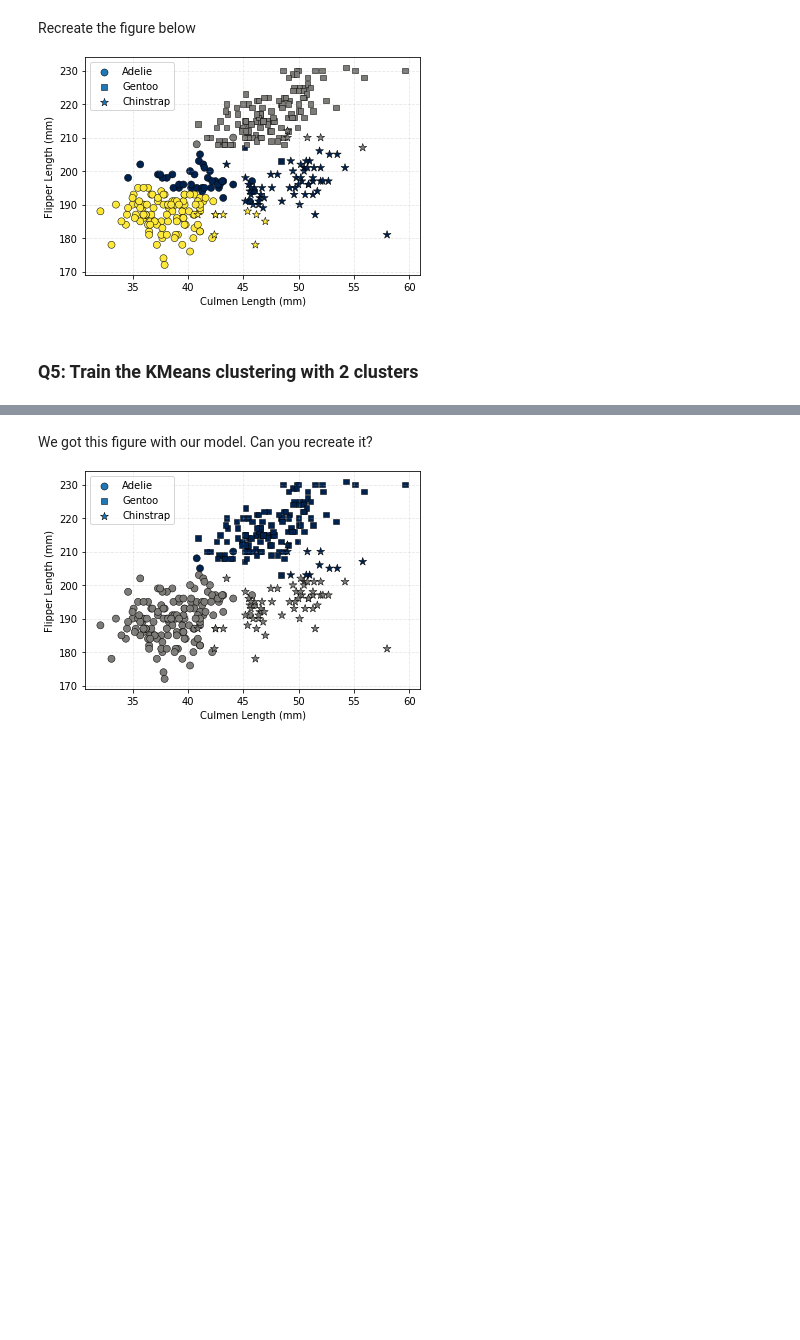
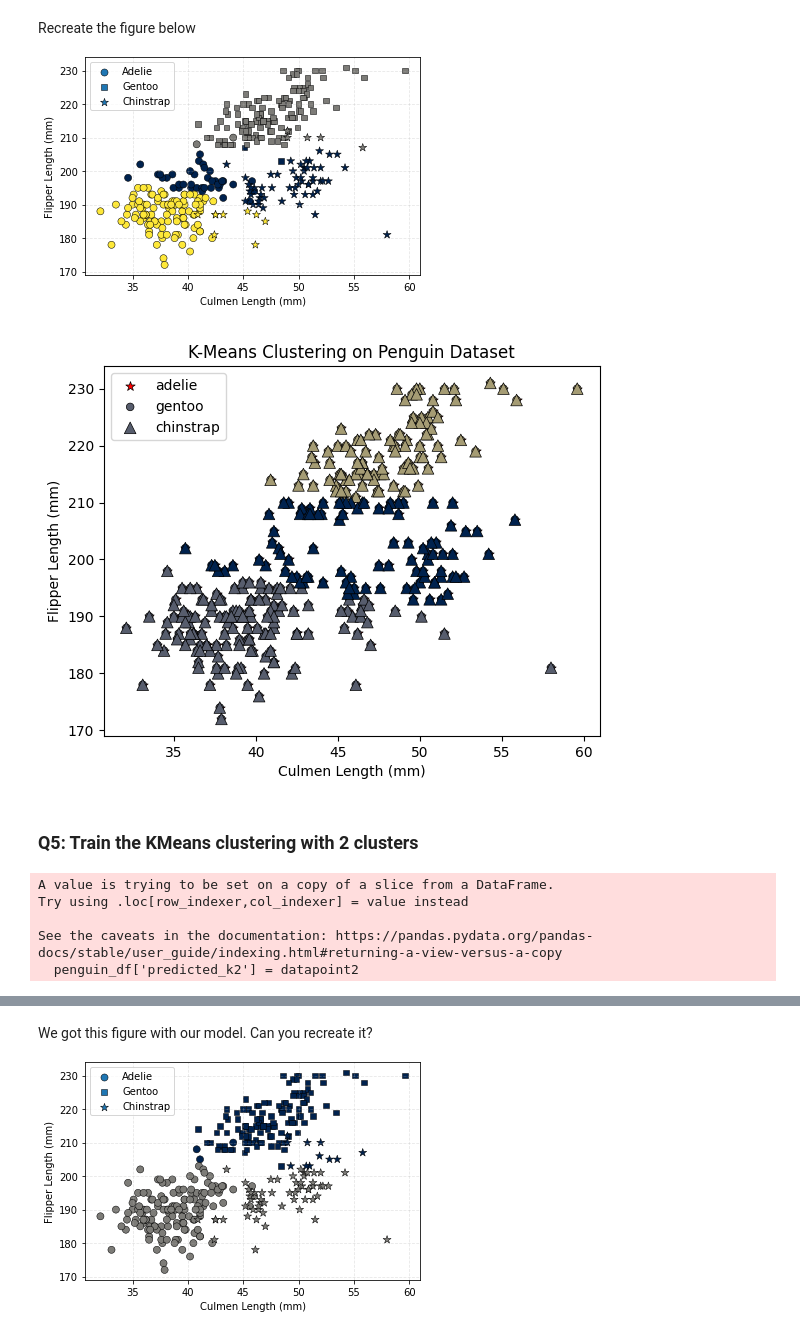
Before and after one commit to quentin02noel/2025_Intro_Python, a Jupyter notebook: notebook/W4_S1.ipynb, the cells around one changed output, grey strips where cells are left out. Cells and saved outputs as stored; diff of their text form; code cells hidden in the pictures; blank space fills up the shorter version.

```diff
--- a/notebook/W4_S1.ipynb
+++ b/notebook/W4_S1.ipynb
@@ -161,14 +183,14 @@ Based on the silhouette and elbow analysis, it seems the either 2 or 3 clusters
 ### Q4: Perform KMeans clustering with 3 clusters
 # %%
 # Train a k-means clustering model
-kmeans = _______(n_clusters=3)
-kmeans._____(_)
+kmeans = KMeans(n_clusters=3)
+kmeans.fit(X)
 
 # Use the model to label all data points
-_______ = kmeans._______(_)
+datapoint = kmeans.predict(X)
 # %% [markdown]
 Now, our penguin dataset is labelled. So we can compare our clustering results with the truth to see how well our trained model performed.
 # %% [markdown]
 First store the predicted labels in the pandas dataframe
-# %%
-penguin_df[_______] = _____________
+# %%
+penguin_df['predicted'] = datapoint
@@ -185,18 +236,41 @@ Recreate the figure below
 
 ![plot3.png](embedded-picture-1)
 # %%
-#
-plt.scatter(_____, _________,c=_______,s=50,marker=___,label='Adelie', cmap='cividis',edgecolors='k',linewidths=0.5,vmin=___,vmax=___)
-plt.scatter(_____, _________,c=_______,s=30,marker=___,label='Gentoo', cmap='cividis',edgecolors='k',linewidths=0.5,vmin=___,vmax=___)
-plt.scatter(_____, _________,c=_______,s=70,marker=___,label='Chinstrap', cmap='cividis',edgecolors='k',linewidths=0.5,vmin=____,vmax=____)
-plt.______(__________)
-plt.ylabel(___________)
-plt.xlabel(___________)
-plt._________
+plt.scatter(penguin_df['culmen_length_mm'], penguin_df['flipper_length_mm'],
+            c='r', s=50, marker='*', label='adelie',
+            cmap='cividis', edgecolors='k', linewidths=0.5, vmin=0, vmax=3)
+
+plt.scatter(penguin_df['culmen_length_mm'], penguin_df['flipper_length_mm'],
+            c=penguin_df['predicted'], s=30, marker='o', label='gentoo',
+            cmap='cividis', edgecolors='k', linewidths=0.5, vmin=0, vmax=3)
+
+plt.scatter(penguin_df['culmen_length_mm'], penguin_df['flipper_length_mm'],
+            c=penguin_df['predicted'], s=70, marker='^', label='chinstrap',
+            cmap='cividis', edgecolors='k', linewidths=0.5, vmin=0, vmax=3)
+
+plt.legend(loc='best')
+plt.ylabel('Flipper Length (mm)')
+plt.xlabel('Culmen Length (mm)')
+plt.title('K-Means Clustering on Penguin Dataset')
 plt.show()
+# %% [output]
+[figure, added]
 # %% [markdown]
 ### Q5: Train the KMeans clustering with 2 clusters
 # %%
 # Train k-means clustering algorithm here
+kmeans = KMeans(n_clusters=2)
+kmeans.fit(X)
+
+# Use the model to label all data points
+datapoint2 = kmeans.predict(X)
+
 
 # Predict labels
+penguin_df['predicted_k2'] = datapoint2
+# %% [output]
+A value is trying to be set on a copy of a slice from a DataFrame.
+Try using .loc[row_indexer,col_indexer] = value instead
+
+See the caveats in the documentation: https://pandas.pydata.org/pandas-docs/stable/user_guide/indexing.html#returning-a-view-versus-a-copy
+  penguin_df['predicted_k2'] = datapoint2
```
Also changed, not shown: parts of 18 cells of this notebook.
